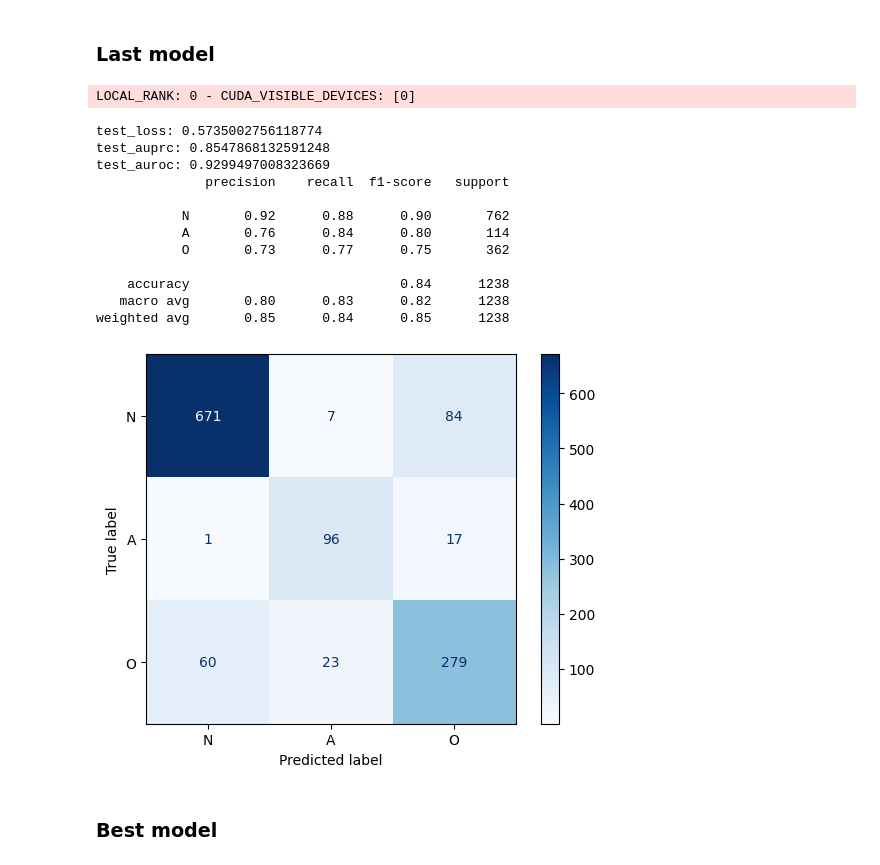
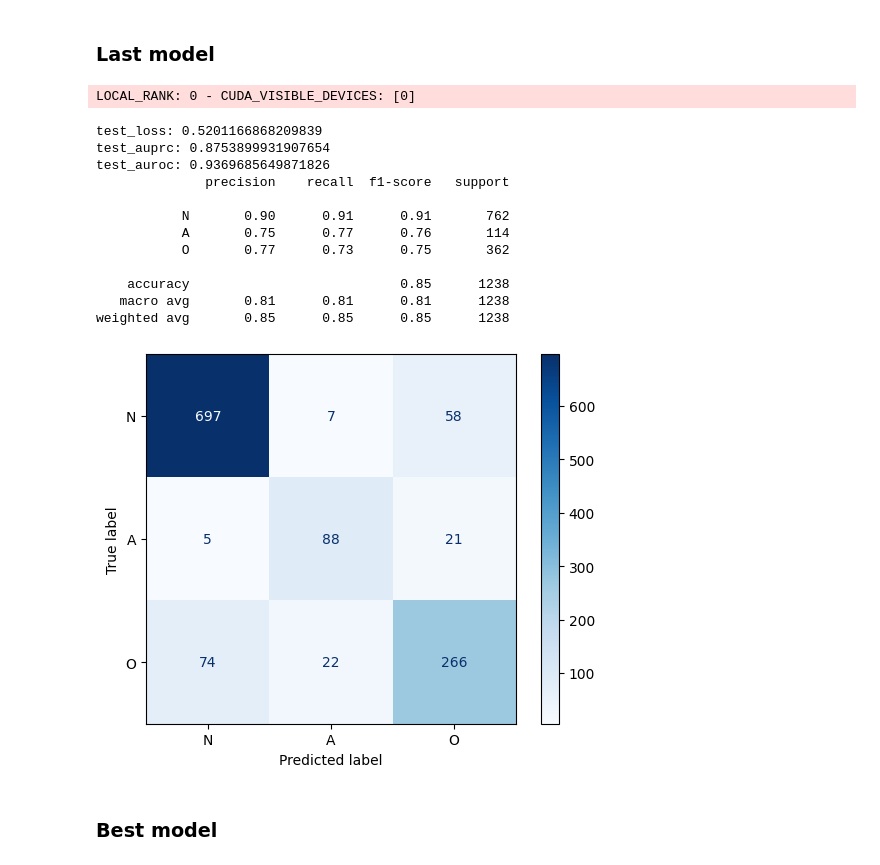
Before and after one commit to devilhyt/ecg-federated-learning-public, a Jupyter notebook: train_centralized.ipynb, the cells around one changed output. Saved outputs shown, nothing was run; the diff lists cells and outputs as text; code cells hidden in the pictures.

Commit message:
feat: add DenseNetEcgModule and related checkpoints for ECG classification

```diff
--- a/train_centralized.ipynb
+++ b/train_centralized.ipynb
@@ -34,7 +34,7 @@ dm = Cinc2017DataModule(batch_size=64)
 # %% [markdown]
 ## Create the Model
 # %%
-model = DenseNetGruEcgModule(
+model = DenseNetEcgModule(
     max_epochs=MAX_EPOCHS,
     num_classes=dm.num_classes,
     input_length=dst_length,
@@ -43,12 +43,10 @@ model = DenseNetGruEcgModule(
     # min_lr = 1e-4,
     show_valid_cm=True,
     growth_rate=16,
-    block_config=(4, 4, 12, 8, 8, 8),
+    block_config=(4, 12, 8, 8, 24, 16, 16),
     num_init_features=64,
     bn_size=4,
     db_drop_rate=0.2,
-    gru_drop_rate=0.2,
-    fc_drop_rate=0.2,
     memory_efficient=False,
     compression_factor=0.5,
 )
@@ -77,7 +75,7 @@ checkpoint_callback = ModelCheckpoint(
 
 progress_bar_callback = TQDMProgressBar(leave=True)
 
-project_name = "awin-ecg-centralized"
+project_name = "awin-densenet-ecg-centralized"
 if wandb_mode == "disabled":
     logger = TensorBoardLogger(save_dir=Path("tb_logs"), name=project_name)
 else:
@@ -176,7 +178,7 @@ def aggregate_metrics(results):
 # %% [markdown]
 ### Last model
 # %%
-model = DenseNetGruEcgModule.load_from_checkpoint(checkpoint_callback.last_model_path)
+model = DenseNetEcgModule.load_from_checkpoint(checkpoint_callback.last_model_path)
 results = trainer.predict(model, dataloaders=dm)
 test_loss, test_y_pred, test_y, test_y_hat = aggregate_metrics(results)
 
@@ -188,43 +190,43 @@ test_auprc = multiclass_average_precision(test_y_pred, test_y, num_classes=dm.nu
 print(f"test_auprc: {test_auprc}")
 
 # auroc
 test_auroc = multiclass_auroc(test_y_pred, test_y, num_classes=dm.num_classes)
 print(f"test_auroc: {test_auroc}")
 
 # classification report
 print(classification_report(test_y, test_y_hat, target_names=dm.test_set.classes))
 
 # confusion matrix
 test_cm = confusion_matrix(test_y, test_y_hat)
 test_cm_disp = ConfusionMatrixDisplay(
     confusion_matrix=test_cm, display_labels=dm.test_set.classes
 )
 test_cm_disp.plot(cmap="Blues")
 plt.show()
 
 # logger
 if wandb_mode != "disabled":
     wandb.log({"last_test_loss": test_loss.item()})
     wandb.log({"last_test_auprc": test_auprc.item()})
     wandb.log({"last_test_auroc": test_auroc.item()})
     wandb.log({"last_test_f1": f1_score(test_y, test_y_hat, average="macro")})
     wandb.log({"last_test_accuracy": accuracy_score(test_y, test_y_hat)})
     wandb.log({"last_test_cm": test_cm_disp.figure_})
 # %% [output]
 LOCAL_RANK: 0 - CUDA_VISIBLE_DEVICES: [0]
-test_loss: 0.5735002756118774
-test_auprc: 0.8547868132591248
-test_auroc: 0.9299497008323669
+test_loss: 0.5201166868209839
+test_auprc: 0.8753899931907654
+test_auroc: 0.9369685649871826
               precision    recall  f1-score   support
 
-           N       0.92      0.88      0.90       762
-           A       0.76      0.84      0.80       114
-           O       0.73      0.77      0.75       362
+           N       0.90      0.91      0.91       762
+           A       0.75      0.77      0.76       114
+           O       0.77      0.73      0.75       362
 
-    accuracy                           0.84      1238
-   macro avg       0.80      0.83      0.82      1238
-weighted avg       0.85      0.84      0.85      1238
+    accuracy                           0.85      1238
+   macro avg       0.81      0.81      0.81      1238
+weighted avg       0.85      0.85      0.85      1238
-[figure, old version]
+[figure, new version]
 # %% [markdown]
 ### Best model
 # %%
```
Also changed, not shown: parts of 4 cells of this notebook, 8 other files.
